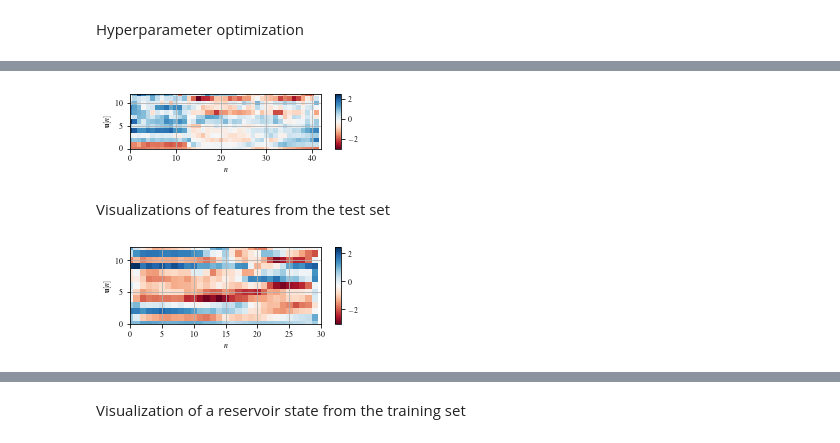
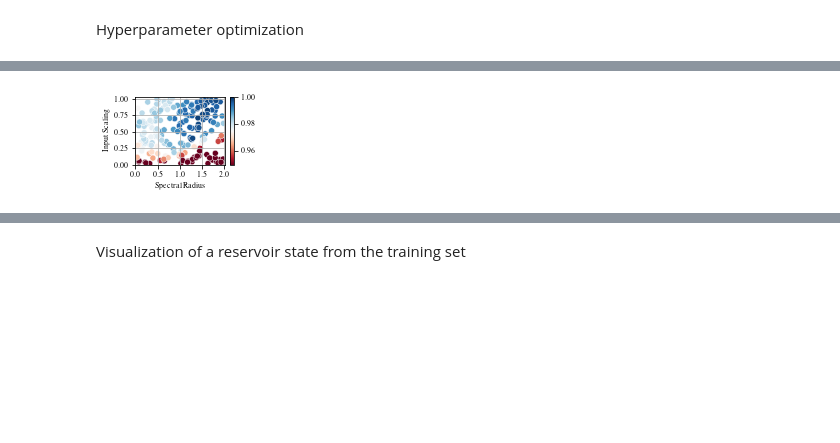
Before and after one commit to PlasmaControl/PyRCN, a Jupyter notebook: examples/spoken_digit_recognition.ipynb, the cells around one changed output, grey strips where cells are left out. Cells and saved outputs as stored; diff of their text form; code cells hidden in the pictures; blank space fills up the shorter version.

```diff
--- a/examples/spoken_digit_recognition.ipynb
+++ b/examples/spoken_digit_recognition.ipynb
@@ -258,45 +261,24 @@ Visualization of features from the training set
-# %%
-fig = plt.figure()
-fig.subplots_adjust(left=.15, bottom=.16, right=.99, top=.97)
-ax = plt.gca()
-im = plt.imshow(X_train_scaled[361].T,vmin=np.min(X_train_scaled[361]), vmax=np.max(X_train_scaled[361]))
-plt.xlim([0,X_train_scaled[361].shape[0]])
-plt.ylim([0, X_train_scaled[361].shape[1] - 1])
-plt.xlabel(r'$n$')
-plt.ylabel(r'$\mathbf{u}[n]$')
-# plt.colorbar(im)
-plt.grid()
-# create an axes on the right side of ax. The width of cax will be 5%
-# of ax and the padding between cax and ax will be fixed at 0.05 inch.
-divider = make_axes_locatable(ax)
-cax = divider.append_axes("right", size="3%", pad=0.2)
-width = 3.487
-height =3 * width / 1.618
-plt.colorbar(im, cax=cax)
-fig.set_size_inches(width, height)
-# plt.savefig('features_train.pdf', bbox_inches = 'tight', pad_inches = 0)
-# %% [output]
-[figure, removed]
-# %% [markdown]
-Visualizations of features from the test set
-# %%
-fig = plt.figure()
-fig.subplots_adjust(left=.15, bottom=.16, right=.99, top=.97)
-ax = plt.gca()
-im = plt.imshow(X_test_scaled[0].T,vmin=np.min(X_test_scaled[0]), vmax=np.max(X_test_scaled[0]))
-plt.xlim([0, X_test[0].shape[0]])
-plt.ylim([0, X_test[0].shape[1] - 1])
-plt.xlabel(r'$n$')
-plt.ylabel(r'$\mathbf{u}[n]$')
-# plt.colorbar(im)
-plt.grid()
-# create an axes on the right side of ax. The width of cax will be 5%
-# of ax and the padding between cax and ax will be fixed at 0.05 inch.
-divider = make_axes_locatable(ax)
-cax = divider.append_axes("right", size="3%", pad=0.2)
-
-plt.colorbar(im, cax=cax)
-fig.set_size_inches(width, height)
-# plt.savefig('features_test.pdf', bbox_inches = 'tight', pad_inches = 0)
-# %% [output]
-[figure, removed]
+# %%
+df = pd.DataFrame(sequential_search.all_cv_results_["step1"])
+df.mean_test_score = df.mean_test_score.clip(lower=0.95)
+fig = plt.figure()
+ax = sns.scatterplot(x="param_spectral_radius", y="param_input_scaling", hue="mean_test_score", palette='RdBu', data=df)
+plt.xlabel("Spectral Radius")
+plt.ylabel("Input Scaling")
+
+norm = plt.Normalize(0.95, 1.0)
+sm = plt.cm.ScalarMappable(cmap="RdBu", norm=norm)
+sm.set_array([])
+plt.xlim((0, 2.01))
+plt.ylim((0, 1.03))
+
+# Remove the legend and add a colorbar
+ax.get_legend().remove()
+ax.figure.colorbar(sm)
+fig.set_size_inches(2, 1.25)
+ax.yaxis.set_major_locator(ticker.MaxNLocator(5))
+ax.xaxis.set_major_locator(ticker.MaxNLocator(5))
+plt.grid()
+plt.savefig('Basic_ESN_IS_SR.pdf', bbox_inches='tight', pad_inches=0)
+# %% [output]
+[figure, added]
```
Also changed, not shown: parts of 48 cells of this notebook, 18 other files.
